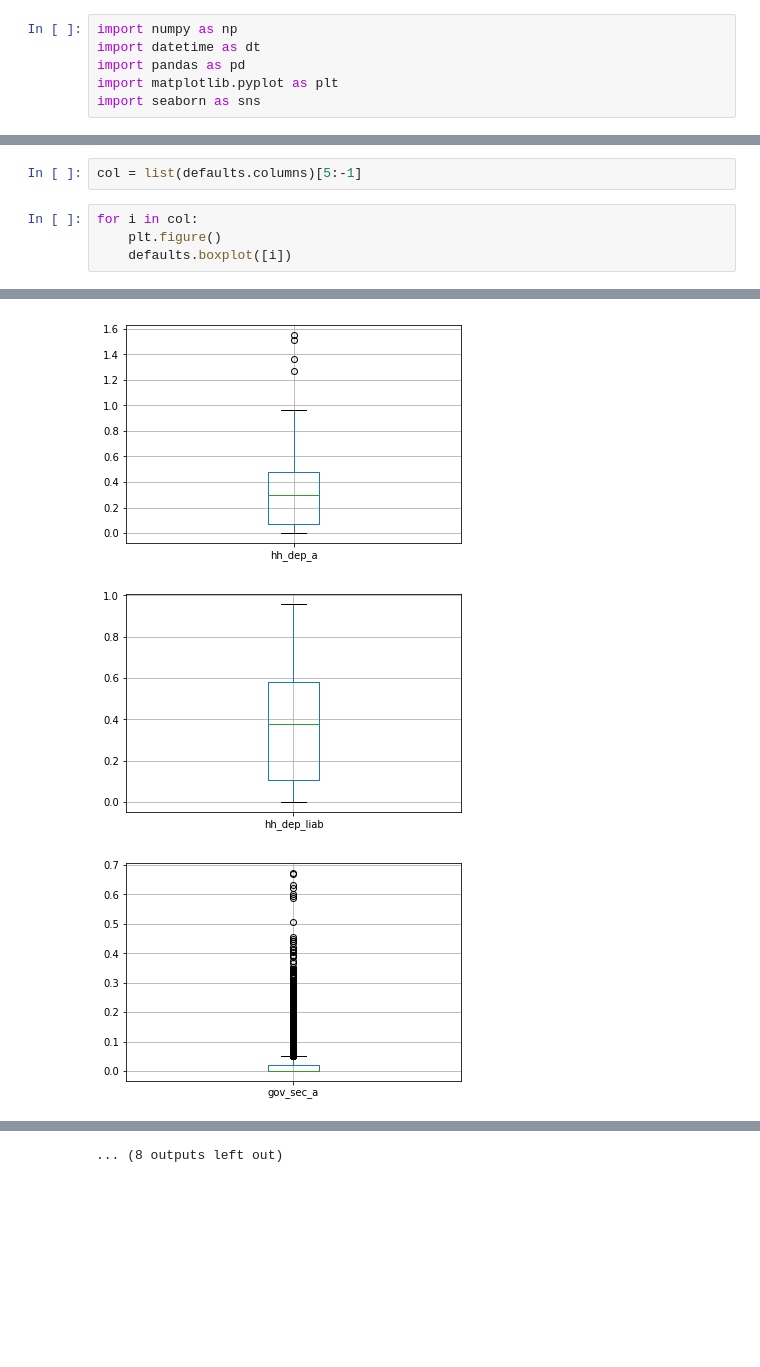
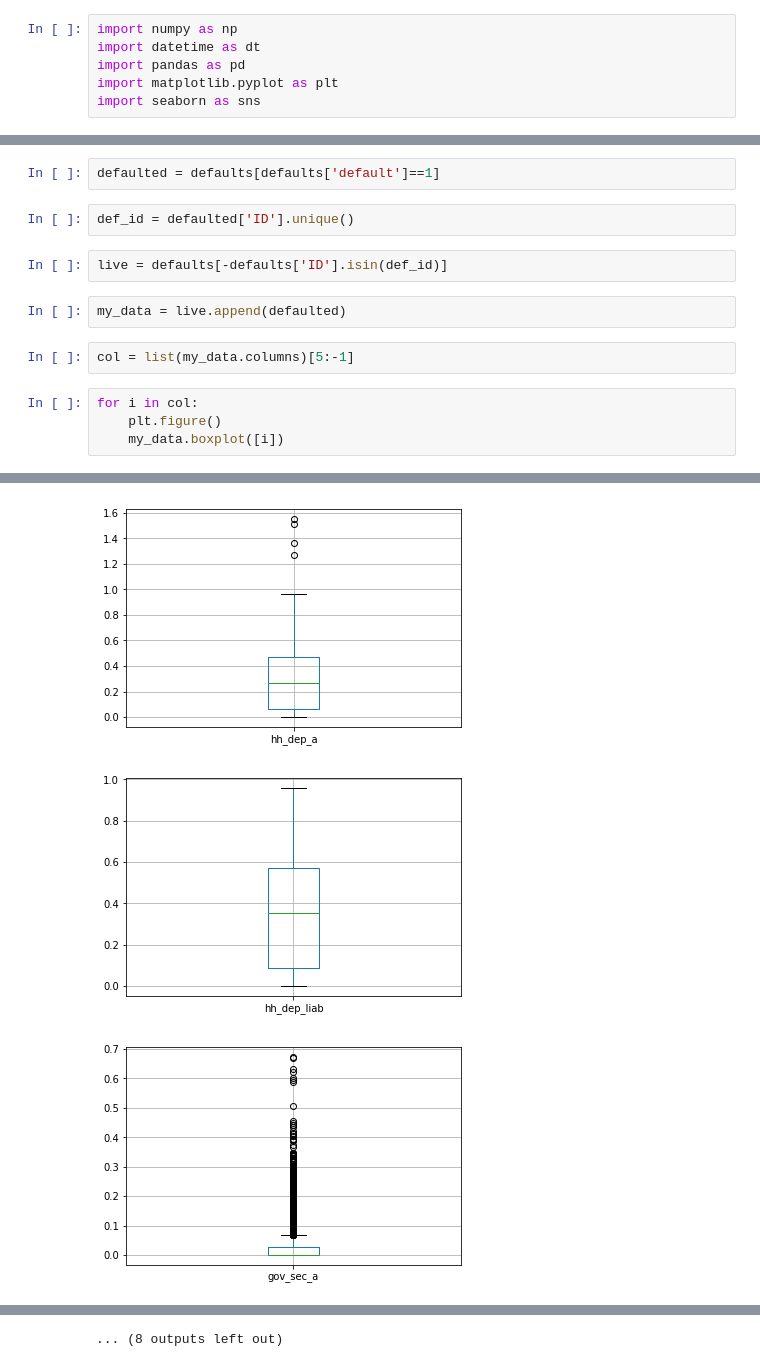
Before and after one commit to olyabekirova/logit_banks, a Jupyter notebook: Describe dataset.ipynb, the cells around one changed output, grey strips where cells are left out. Saved outputs shown, nothing was run; the diff lists cells and outputs as text; blank space fills up the shorter version.

```diff
--- a/Describe dataset.ipynb
+++ b/Describe dataset.ipynb
@@ -31,14 +9,22 @@ defaults.describe()
+# %%
+defaulted = defaults[defaults['default']==1]
+# %%
+def_id = defaulted['ID'].unique()
+# %%
+live = defaults[-defaults['ID'].isin(def_id)]
+# %%
+my_data = live.append(defaulted)
 # %%
-col = list(defaults.columns)[5:-1]
+col = list(my_data.columns)[5:-1]
 # %%
 for i in col:
     plt.figure()
-    defaults.boxplot([i])
+    my_data.boxplot([i])
 # %% [output]
 [figure]
 [figure]
-[figure, old version]
+[figure, new version]
-[figure, old version]
+[figure, new version]
-[figure, old version]
+[figure, new version]
 [figure]
 [figure]
```
Also changed, not shown: parts of 5 cells of this notebook.
